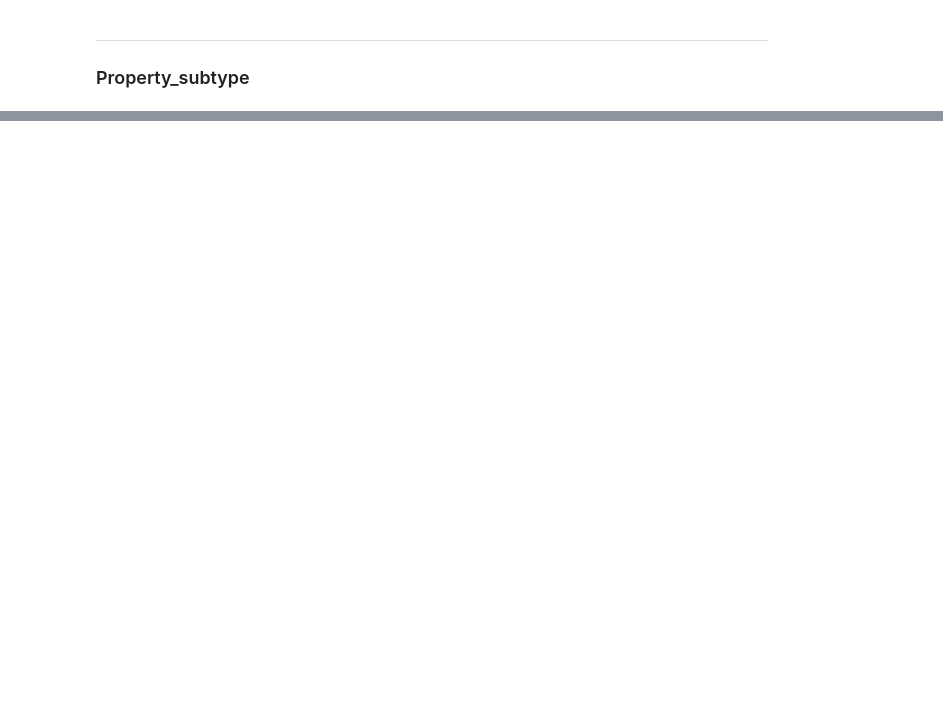
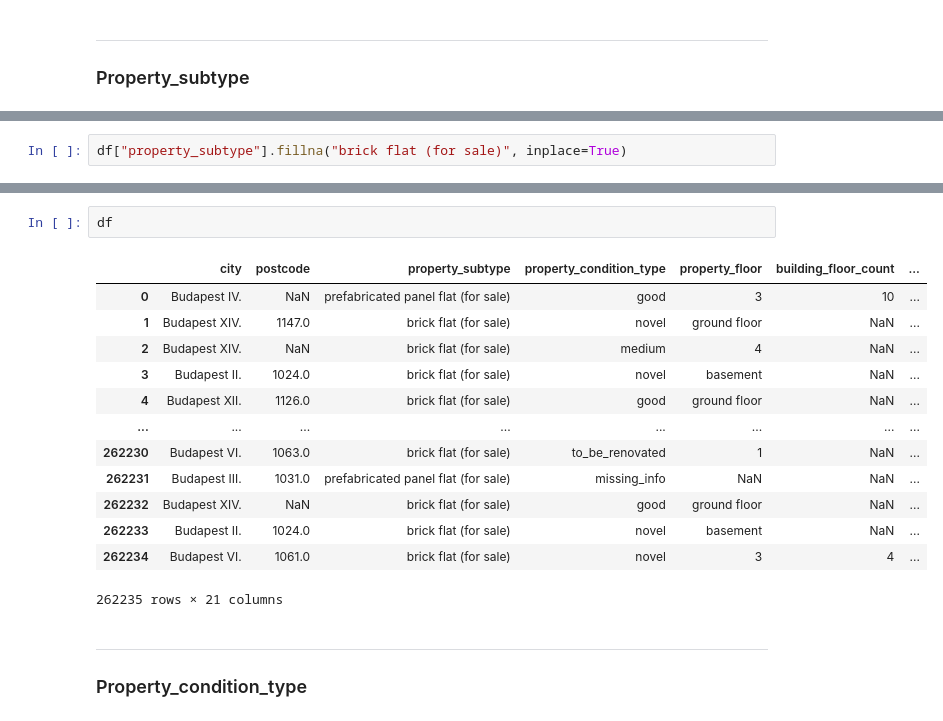
Before and after one commit to kristof39612/lakasarak_lab, a Jupyter notebook: main.ipynb, the cells around one changed output, grey strips where cells are left out. Cells and saved outputs as stored; diff of their text form; blank space fills up the shorter version.

```diff
--- a/main.ipynb
+++ b/main.ipynb
@@ -224,0 +236,2 @@ array(['prefabricated panel flat (for sale)', 'brick flat (for sale)',
+# %%
+df["property_subtype"].fillna("brick flat (for sale)", inplace=True)
@@ -224,0 +245,20 @@ array(['prefabricated panel flat (for sale)', 'brick flat (for sale)',
+# %%
+df
+# %% [output]
+|  | city | postcode | property_subtype | property_condition_type | property_floor | building_floor_count | ... |
+| 0 | Budapest IV. | NaN | prefabricated panel flat (for sale) | good | 3 | 10 | ... |
+| 1 | Budapest XIV. | 1147.0 | brick flat (for sale) | novel | ground floor | NaN | ... |
+| 2 | Budapest XIV. | NaN | brick flat (for sale) | medium | 4 | NaN | ... |
+| 3 | Budapest II. | 1024.0 | brick flat (for sale) | novel | basement | NaN | ... |
+| 4 | Budapest XII. | 1126.0 | brick flat (for sale) | good | ground floor | NaN | ... |
+| ... | ... | ... | ... | ... | ... | ... | ... |
+| 262230 | Budapest VI. | 1063.0 | brick flat (for sale) | to_be_renovated | 1 | NaN | ... |
+| 262231 | Budapest III. | 1031.0 | prefabricated panel flat (for sale) | missing_info | NaN | NaN | ... |
+| 262232 | Budapest XIV. | NaN | brick flat (for sale) | good | ground floor | NaN | ... |
+| 262233 | Budapest II. | 1024.0 | brick flat (for sale) | novel | basement | NaN | ... |
+| 262234 | Budapest VI. | 1061.0 | brick flat (for sale) | novel | 3 | 4 | ... |
+262235 rows × 21 columns
+# %% [markdown]
+---
+
+### Property_condition_type
```
Also changed, not shown: parts of 10 cells of this notebook.
